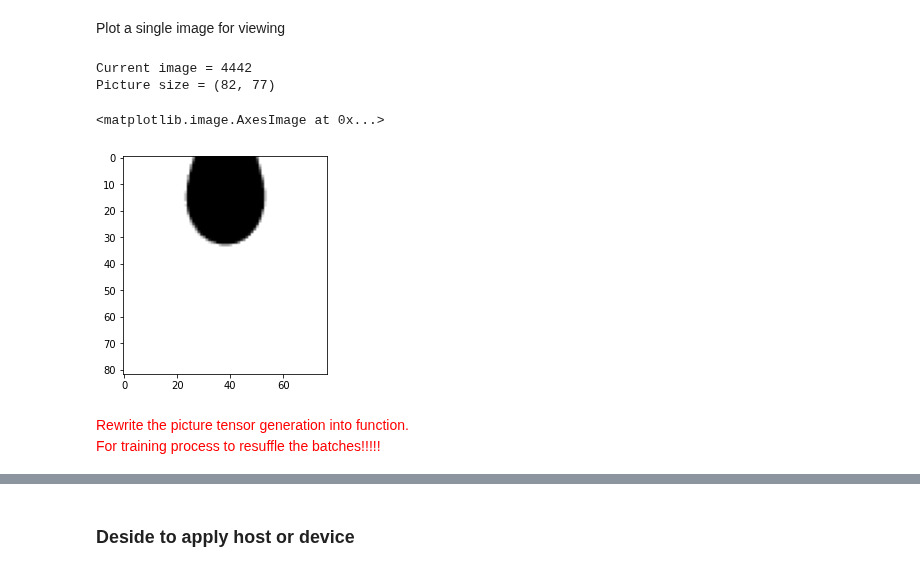
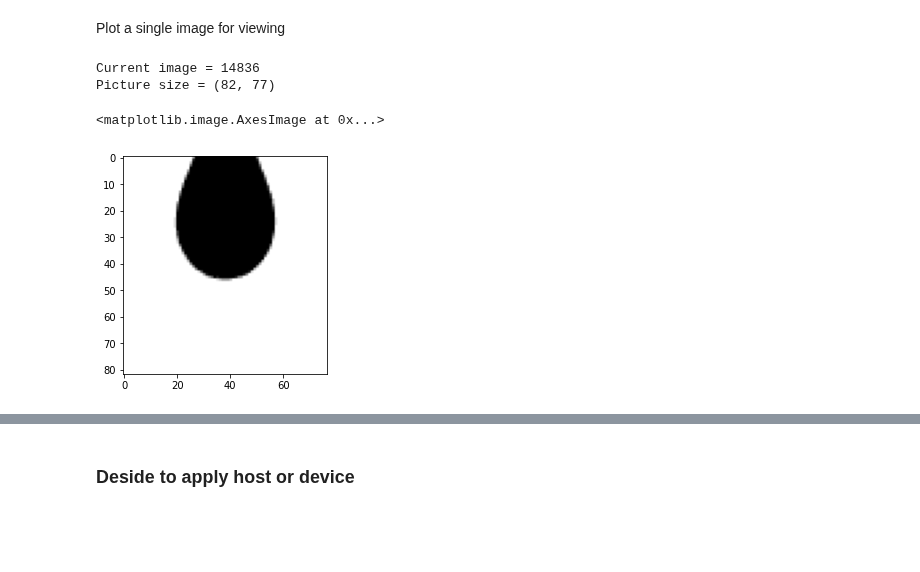
Before and after one commit to ShaoKAi100812/Pendant_Drop_Tensiometry_Prediction, a Jupyter notebook: main_combine.ipynb, the cells around one changed output, grey strips where cells are left out. Saved outputs shown, nothing was run; the diff lists cells and outputs as text; code cells hidden in the pictures; blank space fills up the shorter version.

Commit message:
style: Write loading picture into function and rearrange the cells

```diff
--- a/main_combine.ipynb
+++ b/main_combine.ipynb
@@ -169,13 +158,14 @@ train_loader_spline, val_loader_spline, test_loader_spline = split_spline.get_sp
 Read image from files
 # %%
 train_img = []
-data_matrix_points
-data_image_points = data_matrix_points   # Large dataset
+data_matrix_points = pd.read_csv("Data_uniform/Edge_points.csv", header= None)
+data_matrix_spline = pd.read_csv("Data_uniform/Spline.csv", header= None)
+data_image_points = data_matrix_points
 data_image_spline = data_matrix_spline
 
 for img_name in data_image_points.iloc[0:,3:].index + 1:      # modify the number depends on size of dataset
     # defining the image path
-    image_path = 'Data_folder/Data_Spline/' + str(img_name) + '.png'      # modify the path depends on which dataset
+    image_path = 'Data_uniform/' + str(img_name) + '.png'      # modify the path depends on which dataset
     # reading the image
     img = imread(image_path, as_gray=True)
     img = img[4:-4, 4:-4]  #crop
@@ -188,17 +178,12 @@ for img_name in data_image_points.iloc[0:,3:].index + 1:      # modify the numbe
 # %% [markdown]
 Plot a single image for viewing
 # %%
-rand = random.randint(0, 53084)
+rand = random.randint(1, 24747)
 print("Current image =", rand)
 print("Picture size =", train_img[rand].shape)
 plt.imshow(train_img[rand], cmap='gray')
 # %% [output]
-Current image = 4442
+Current image = 14836
 Picture size = (82, 77)
 <matplotlib.image.AxesImage at 0x...>
-[figure, old version]
+[figure, new version]
-# %% [markdown]
-<font color=red>
-Rewrite the picture tensor generation into function.<br>
-For training process to resuffle the batches!!!!!
-</font>
```
Also changed, not shown: parts of 15 cells of this notebook.
